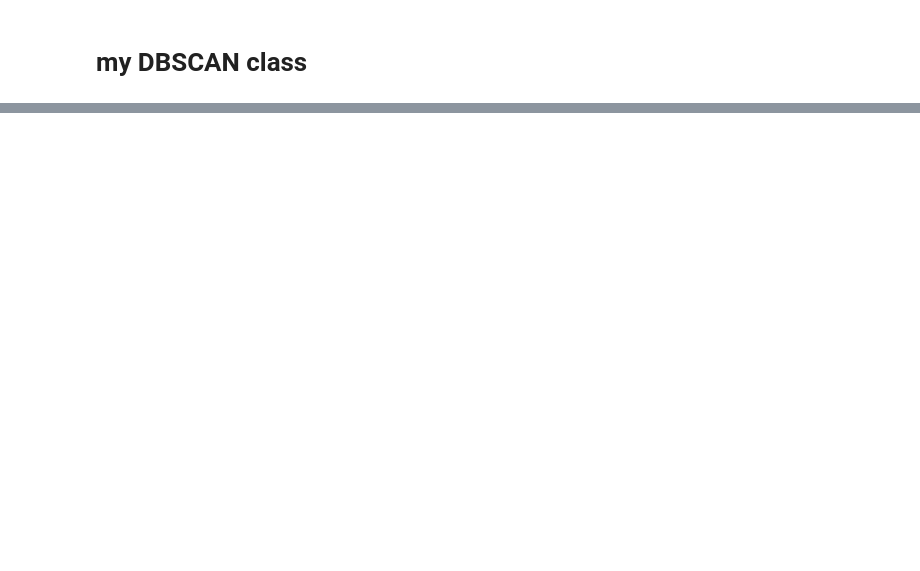
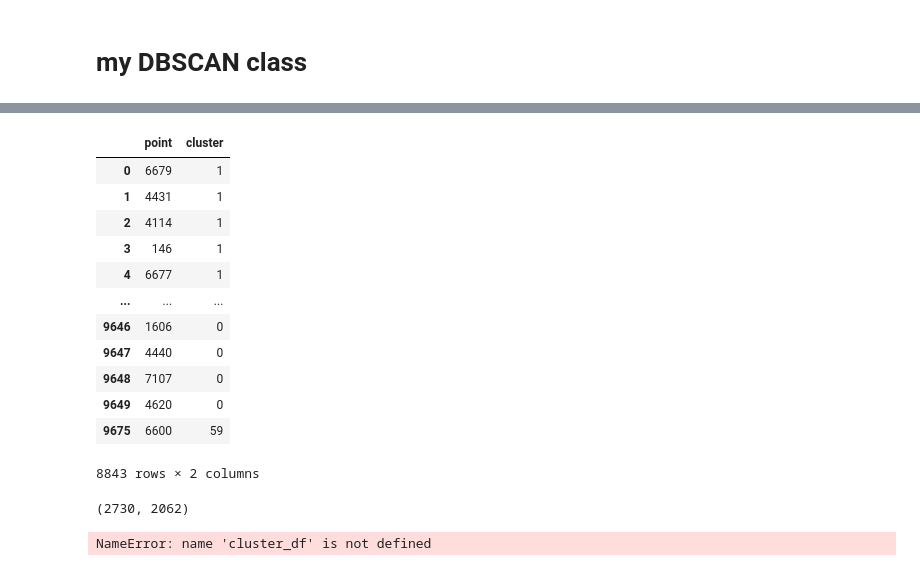
Before and after one commit to areasciencepark/maps_and_heatmaps, a Jupyter notebook: clustering_density.ipynb, the cells around one changed output, grey strips where cells are left out. Cells and saved outputs as stored; diff of their text form; code cells hidden in the pictures; blank space fills up the shorter version.

```diff
--- a/clustering_density.ipynb
+++ b/clustering_density.ipynb
@@ -246,0 +440,16 @@ cc = clusters_with_halo.fit(X)
+# %%
+dd.drop_duplicates()
+# %% [output]
+|  | point | cluster |
+| 0 | 6679 | 1 |
+| 1 | 4431 | 1 |
+| 2 | 4114 | 1 |
+| 3 | 146 | 1 |
+| 4 | 6677 | 1 |
+| ... | ... | ... |
+| 9646 | 1606 | 0 |
+| 9647 | 4440 | 0 |
+| 9648 | 7107 | 0 |
+| 9649 | 4620 | 0 |
+| 9675 | 6600 | 59 |
+8843 rows × 2 columns
@@ -246,0 +466,4 @@ cc = clusters_with_halo.fit(X)
+# %%
+len(halo.pts), len(set(halo.pts))
+# %% [output]
+(2730, 2062)
@@ -247,3 +473,8 @@ cc = clusters_with_halo.fit(X)
+# %%
+cluster_df.to_csv(r'./data/FVG_comp_clusters.csv')
+cluster_df.shape
+# %% [output]
+NameError: name 'cluster_df' is not defined
 # %%
 cluster_df = pd.DataFrame(cc, columns = ["idx", "cluster"])
 cluster_labels1 = cluster_df["cluster"]
```
Also changed, not shown: parts of 36 cells of this notebook, 2 other files.
